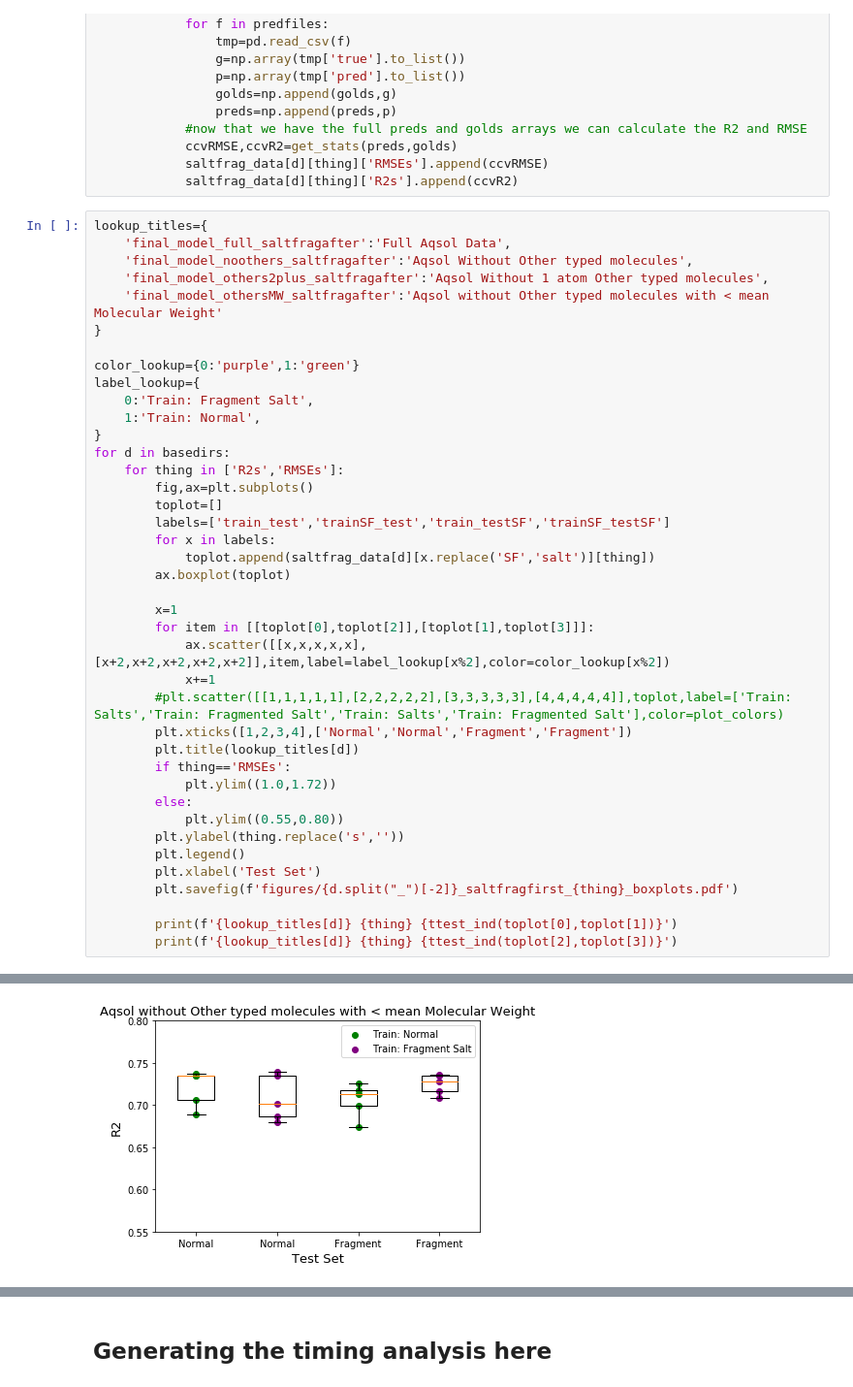
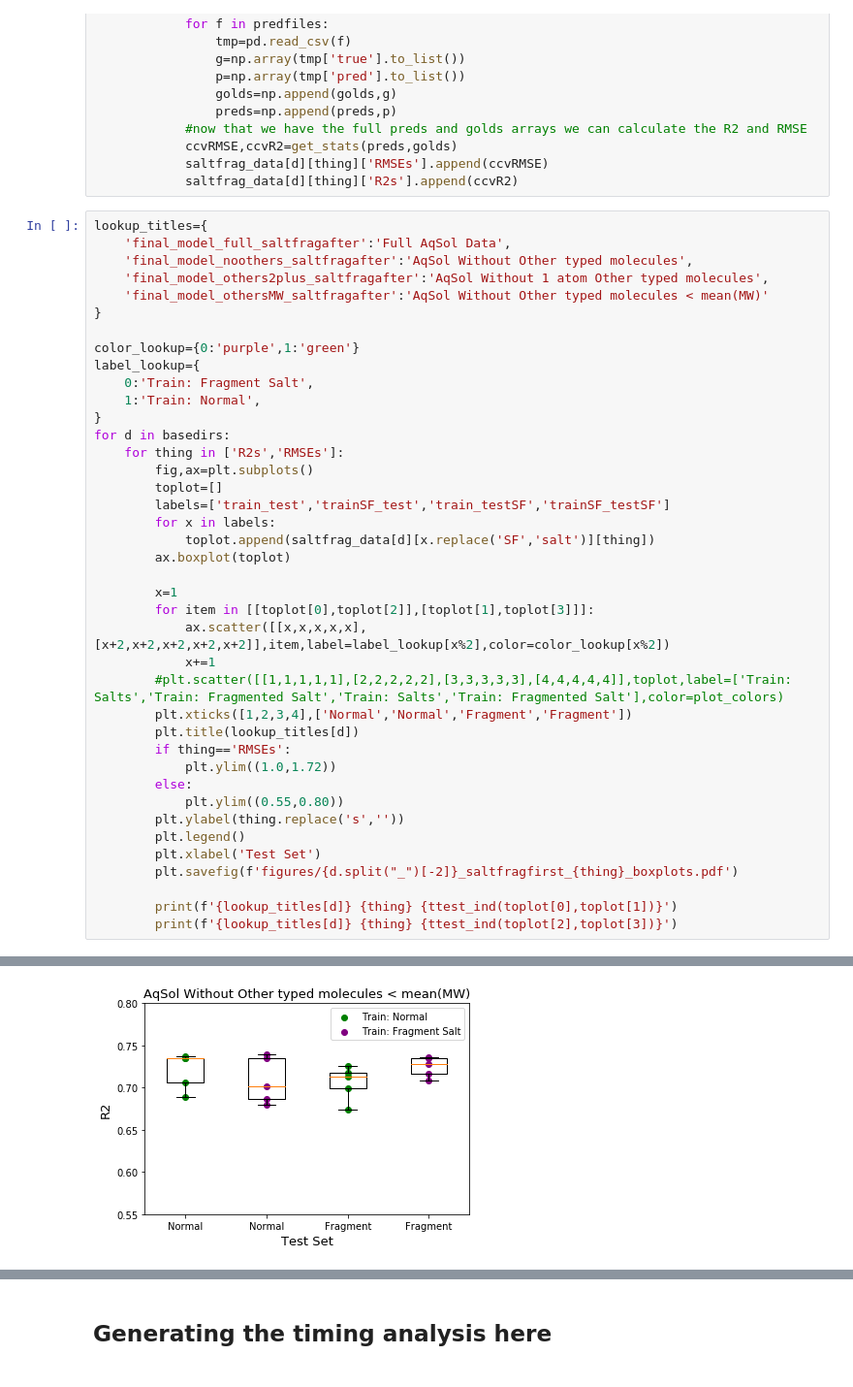
Before and after one commit to francoep/SolTranNet_paper, a Jupyter notebook: Making_Figures.ipynb, the cells around one changed output, grey strips where cells are left out. Shown at 97% size. Saved outputs shown, nothing was run; the diff lists cells and outputs as text.

Commit message:
updating figures to be prettier

```diff
--- a/Making_Figures.ipynb
+++ b/Making_Figures.ipynb
@@ -283,10 +291,10 @@ for d in basedirs:
             saltfrag_data[d][thing]['R2s'].append(ccvR2)
 # %%
 lookup_titles={
-    'final_model_full_saltfragafter':'Full Aqsol Data',
-    'final_model_noothers_saltfragafter':'Aqsol Without Other typed molecules',
-    'final_model_others2plus_saltfragafter':'Aqsol Without 1 atom Other typed molecules',
-    'final_model_othersMW_saltfragafter':'Aqsol without Other typed molecules with < mean Molecular Weight'
+    'final_model_full_saltfragafter':'Full AqSol Data',
+    'final_model_noothers_saltfragafter':'AqSol Without Other typed molecules',
+    'final_model_others2plus_saltfragafter':'AqSol Without 1 atom Other typed molecules',
+    'final_model_othersMW_saltfragafter':'AqSol Without Other typed molecules < mean(MW)'
 }
 
 color_lookup={0:'purple',1:'green'}
@@ -347 +355 @@ Aqsol without Other typed molecules with < mean Molecular Weight RMSEs Ttest_ind
-[figure, old version]
+[figure, new version]
```
Also changed, not shown: parts of 8 cells of this notebook, 8 other files.
